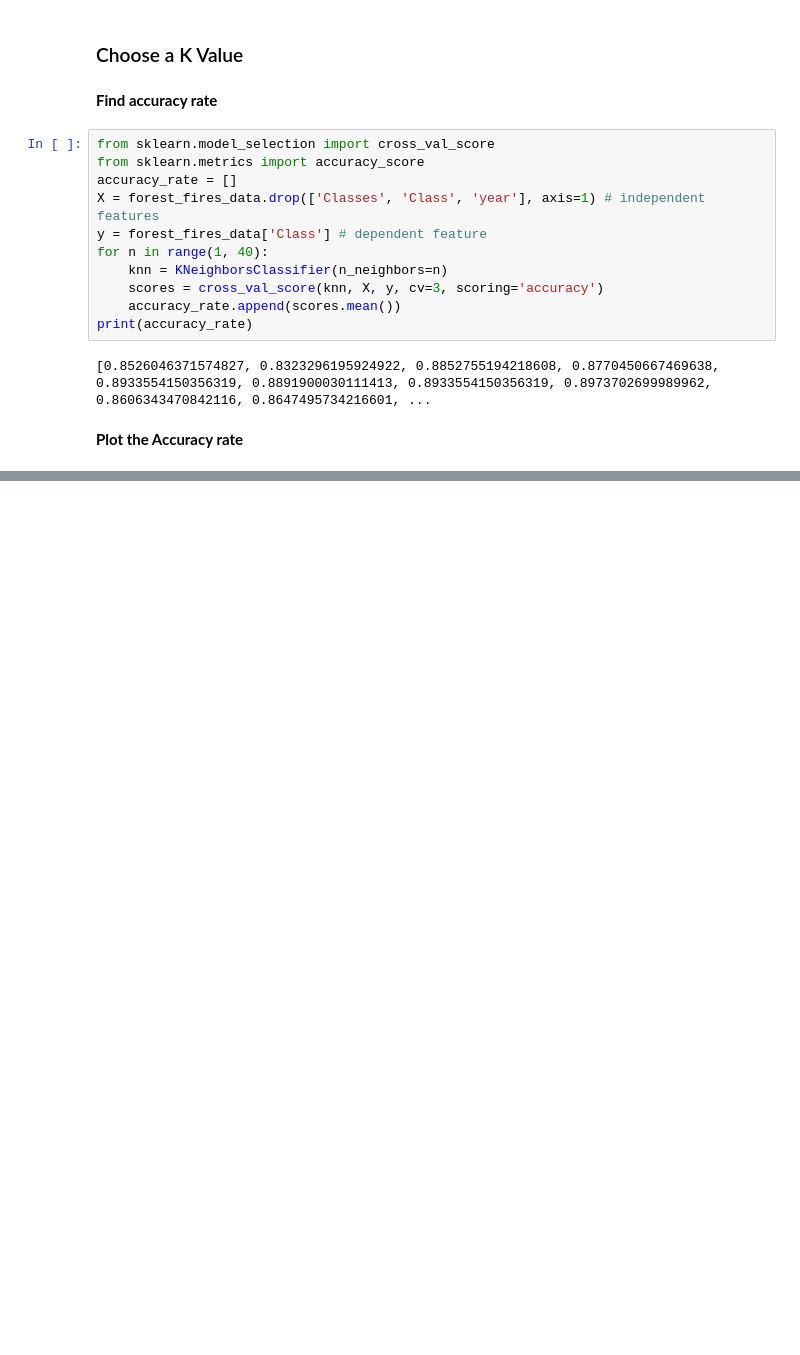
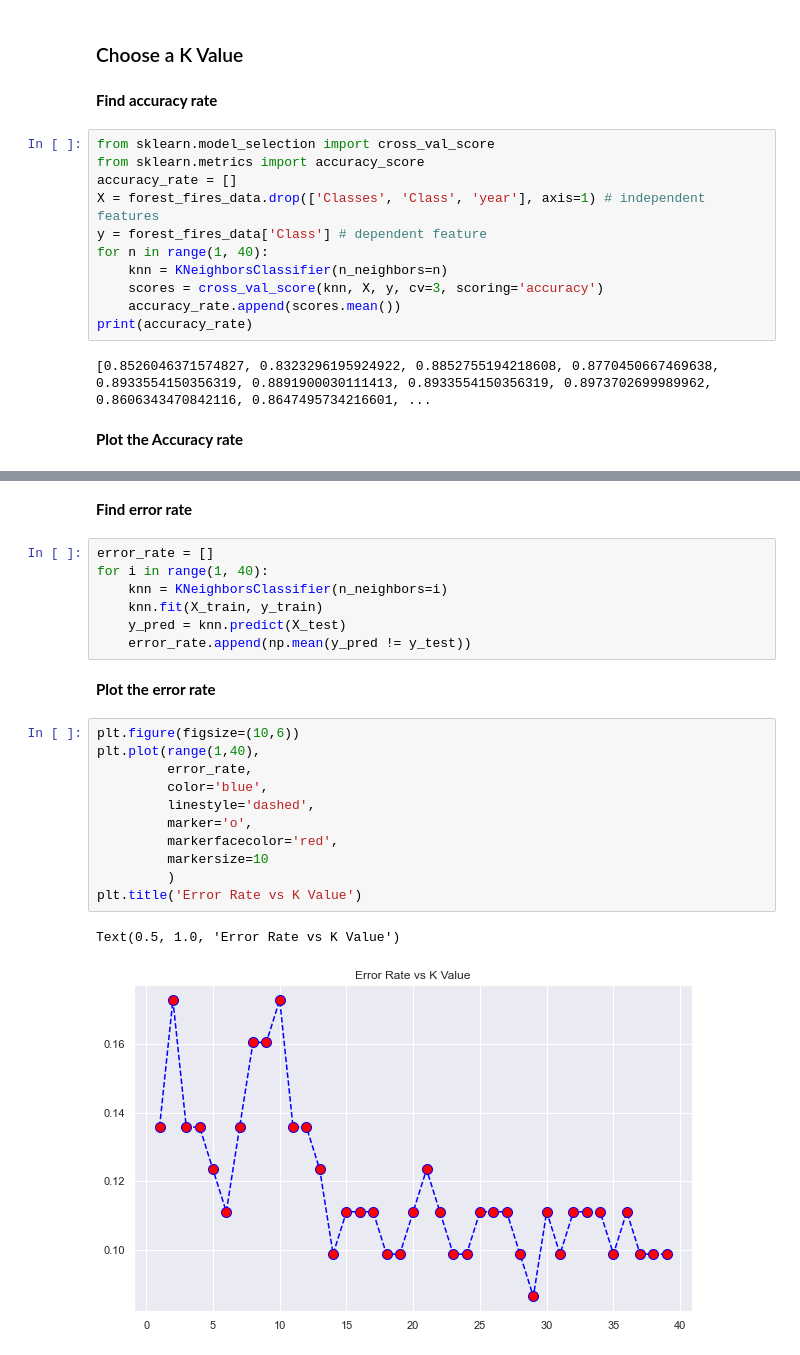
Before and after one commit to jisshub/Algerian-Forest-Fires-Prediction, a Jupyter notebook: Forest_Fire_Prediction.ipynb, the cells around one changed output, grey strips where cells are left out. Cells and saved outputs as stored; diff of their text form; blank space fills up the shorter version.

```diff
--- a/Forest_Fire_Prediction.ipynb
+++ b/Forest_Fire_Prediction.ipynb
@@ -984,0 +1023,25 @@ Text(0.5, 1.0, 'Accuracy Rate vs K Value')
+# %% [markdown]
+<b>Find error rate<b>
+# %%
+error_rate = []
+for i in range(1, 40):
+    knn = KNeighborsClassifier(n_neighbors=i)
+    knn.fit(X_train, y_train)
+    y_pred = knn.predict(X_test)
+    error_rate.append(np.mean(y_pred != y_test))
+# %% [markdown]
+<b>Plot the error rate<b>
+# %%
+plt.figure(figsize=(10,6))
+plt.plot(range(1,40),
+         error_rate,
+         color='blue',
+         linestyle='dashed',
+         marker='o',
+         markerfacecolor='red',
+         markersize=10
+         )
+plt.title('Error Rate vs K Value')
+# %% [output]
+Text(0.5, 1.0, 'Error Rate vs K Value')
+[figure, added]
```
Also changed, not shown: parts of 13 cells of this notebook.
